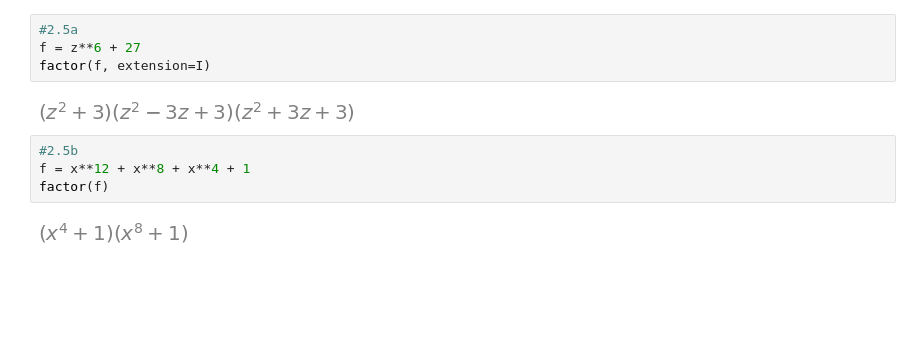
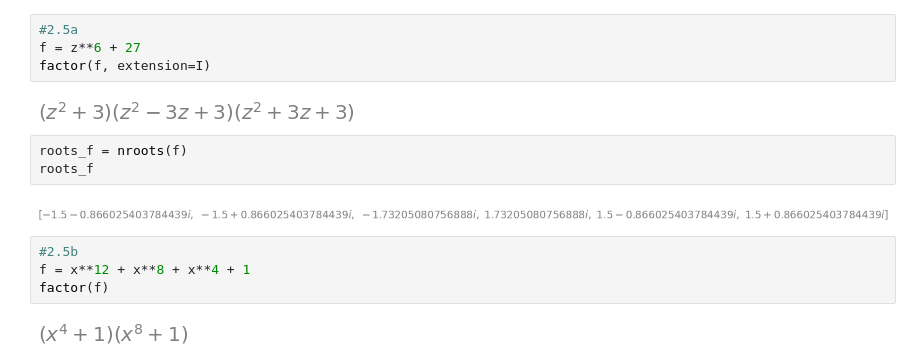
Before and after one commit to exodushka/fa, a Jupyter notebook: alag/22.ipynb, the cells around one changed output. Drawn from its saved outputs; the diff is of its cells as text; blank space fills up the shorter version.

```diff
--- a/alag/22.ipynb
+++ b/alag/22.ipynb
@@ -152,6 +152,11 @@ f = z**6 + 27
 factor(f, extension=I)
 # %% [output]
 [figure]
+# %%
+roots_f = nroots(f)
+roots_f
+# %% [output]
+[figure, added]
 # %%
 #2.5b
 f = x**12 + x**8 + x**4 + 1
```
Also changed, not shown: parts of 5 cells of this notebook, 3 other files.
